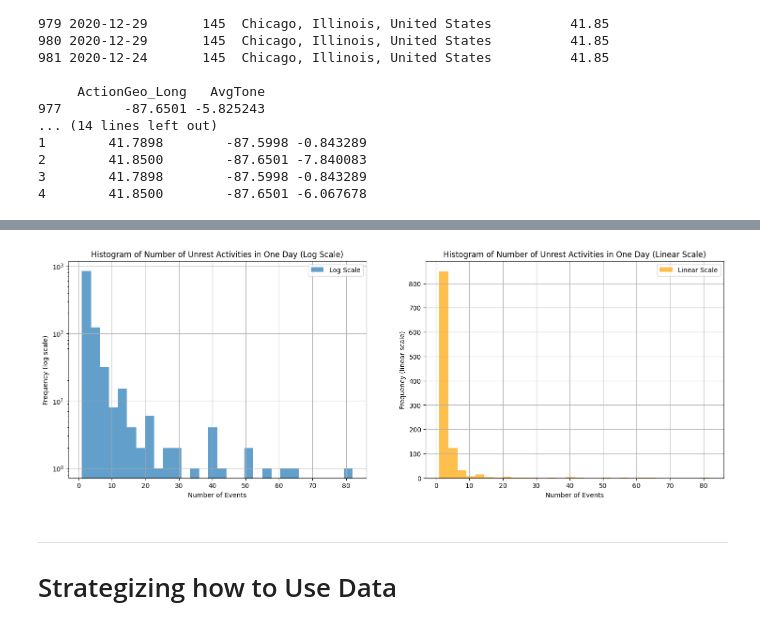
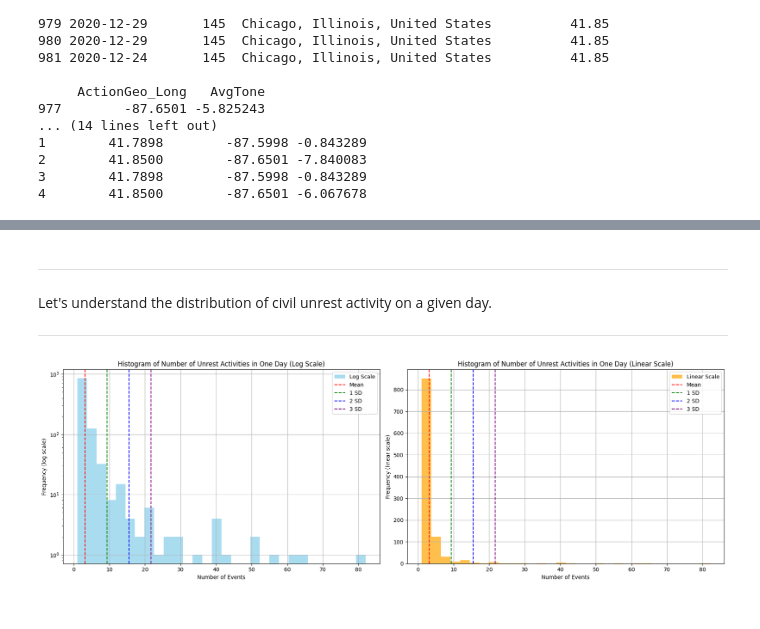
Before and after one commit to wweissbluth/civil_unrest_predictor, a Jupyter notebook: main.ipynb, the cells around one changed output, grey strips where cells are left out. Saved outputs shown, nothing was run; the diff lists cells and outputs as text; code cells hidden in the pictures.

```diff
--- a/main.ipynb
+++ b/main.ipynb
@@ -82,7 +43,7 @@ LIMIT
 """
 
 # Execute the query
-query_job = client.query(query)
+#query_job = client.query(query)
 
 # Convert results to a DataFrame
 data = query_job.result().to_dataframe()
@@ -145,7 +106,7 @@ LIMIT
 """
 
 # Execute the updated query
-query_job = client.query(query)
+#query_job = client.query(query)
 
 # Convert results to a DataFrame
 data = query_job.result().to_dataframe()
@@ -304,31 +313,58 @@ Testing Data:
+# %% [markdown]
+---
+
+Let's understand the distribution of civil unrest activity on a given day.
+
+---
 # %%
+import matplotlib.pyplot as plt
+
 # Group the data by date and count the number of events per day
 events_per_day = data.groupby('SQLDATE').size()
+
+# Calculate mean and standard deviation
+mean_events = events_per_day.mean()
+std_events = events_per_day.std()
 
 # Create subplots
 fig, (ax1, ax2) = plt.subplots(1, 2, figsize=(18, 6))
 
 # Plot histogram with log scale on the first subplot
-ax1.hist(events_per_day, bins=30, alpha=0.7, label='Log Scale')
+ax1.hist(events_per_day, bins=30, alpha=0.7, color='skyblue', label='Log Scale')
 ax1.set_yscale('log')
 ax1.set_xlabel('Number of Events')
 ax1.set_ylabel('Frequency (log scale)')
 ax1.set_title('Histogram of Number of Unrest Activities in One Day (Log Scale)')
 ax1.grid(True)
-ax1.legend()
 
 # Plot histogram with linear scale on the second subplot
-ax2.hist(events_per_day, bins=30, alpha=0.7, label='Linear Scale', color='orange')
+ax2.hist(events_per_day, bins=30, alpha=0.7, color='orange', label='Linear Scale')
 ax2.set_xlabel('Number of Events')
 ax2.set_ylabel('Frequency (linear scale)')
 ax2.set_title('Histogram of Number of Unrest Activities in One Day (Linear Scale)')
 ax2.grid(True)
-ax2.legend()
 
+# Add vertical lines for mean and standard deviations
+for ax in [ax1, ax2]:
+    ax.axvline(mean_events, color='red', linestyle='--', linewidth=1.5, label='Mean')
+    ax.axvline(mean_events + std_events, color='green', linestyle='--', linewidth=1.5, label='1 SD')
+
+    ax.axvline(mean_events + 2 * std_events, color='blue', linestyle='--', linewidth=1.5, label='2 SD')
+
+    ax.axvline(mean_events + 3 * std_events, color='purple', linestyle='--', linewidth=1.5, label='3 SD')
+
+
+# Remove duplicate legend entries
+handles, labels = ax1.get_legend_handles_labels()
+unique_legend = dict(zip(labels, handles))
+ax1.legend(unique_legend.values(), unique_legend.keys())
+
+handles, labels = ax2.get_legend_handles_labels()
+unique_legend = dict(zip(labels, handles))
+ax2.legend(unique_legend.values(), unique_legend.keys())
+
+# Show the plot
+plt.tight_layout()
 plt.show()
 # %% [output]
-[figure, old version]
+[figure, new version]
-# %% [markdown]
----
-
-# Strategizing how to Use Data
```
Also changed, not shown: parts of 18 cells of this notebook, 2 other files.
